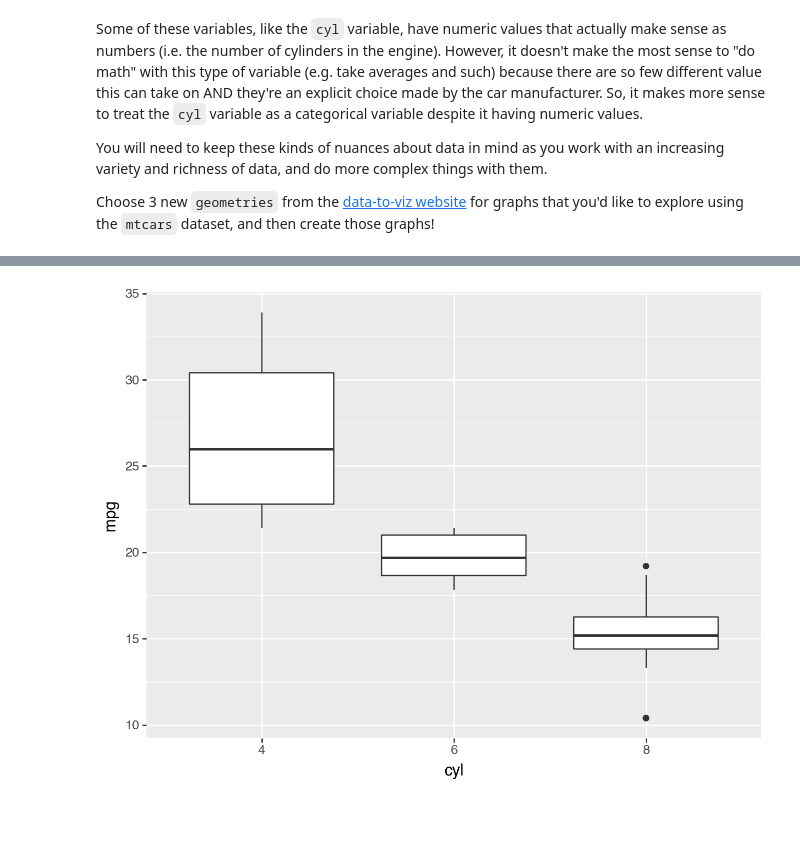
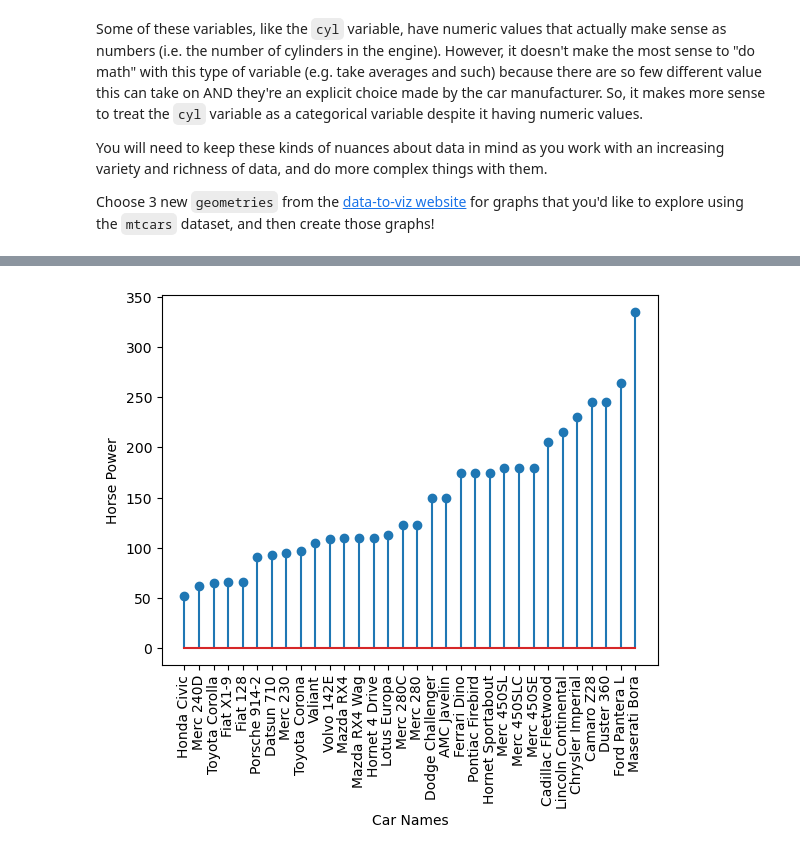
Before and after one commit to BLauf/GSB-544, a Jupyter notebook: practice_activities/03_data_vis/Introduction_to_Data_Viz_Using_mtcars_Dataset.ipynb, the cells around one changed output, grey strips where cells are left out. Drawn from its saved outputs; the diff is of its cells as text; code cells hidden in the pictures; blank space fills up the shorter version.

```diff
--- a/practice_activities/03_data_vis/Introduction_to_Data_Viz_Using_mtcars_Dataset.ipynb
+++ b/practice_activities/03_data_vis/Introduction_to_Data_Viz_Using_mtcars_Dataset.ipynb
@@ -146,9 +154,26 @@ plt.show()
-# %%
-# Create plot with third new geometry here
-
-#lolipop graph
-car_names = df.index.tolist()
-
-df['car_names'] = car_names
-# %% [output]
-[figure, removed]
+# %%
+# Create plot with third new geometry here
+
+#lolipop graph
+#extract car names
+car_names = df.index.tolist()
+
+#make car names column and set to all car names
+df['car_names'] = car_names
+
+ordered_df = df.sort_values(by = 'hp')
+
+#creates lolipap chart
+plt.stem(ordered_df['hp'])
+
+#arranged the names as well as rotates them 90 degrees
+plt.xticks(ticks=range(len(ordered_df)), labels=ordered_df['car_names'], rotation=90)
+plt.xlabel('Car Names')
+plt.ylabel('Horse Power')
+#shows plot
+plt.show()
+
+
+#for all the graphs i refrenced chat GPT 4o as well as the link provided in the instructions
+# %% [output]
+[figure, added]
```
Also changed, not shown: parts of 8 cells of this notebook, 9 other files.
